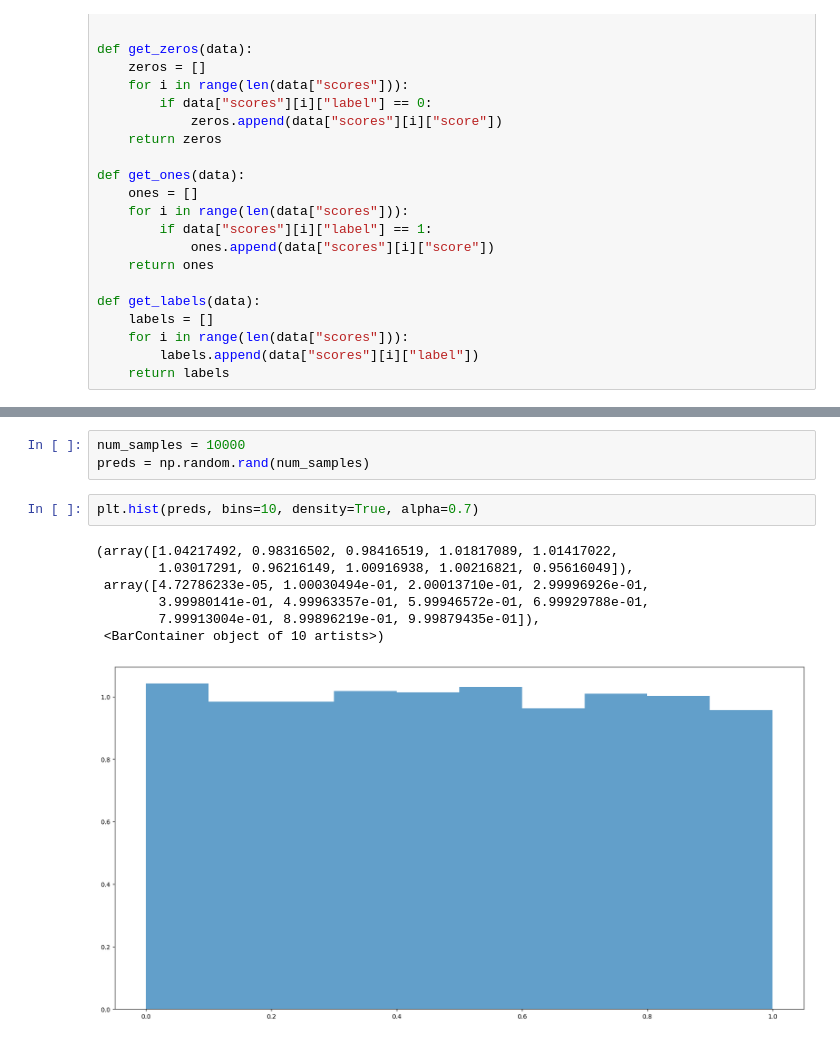
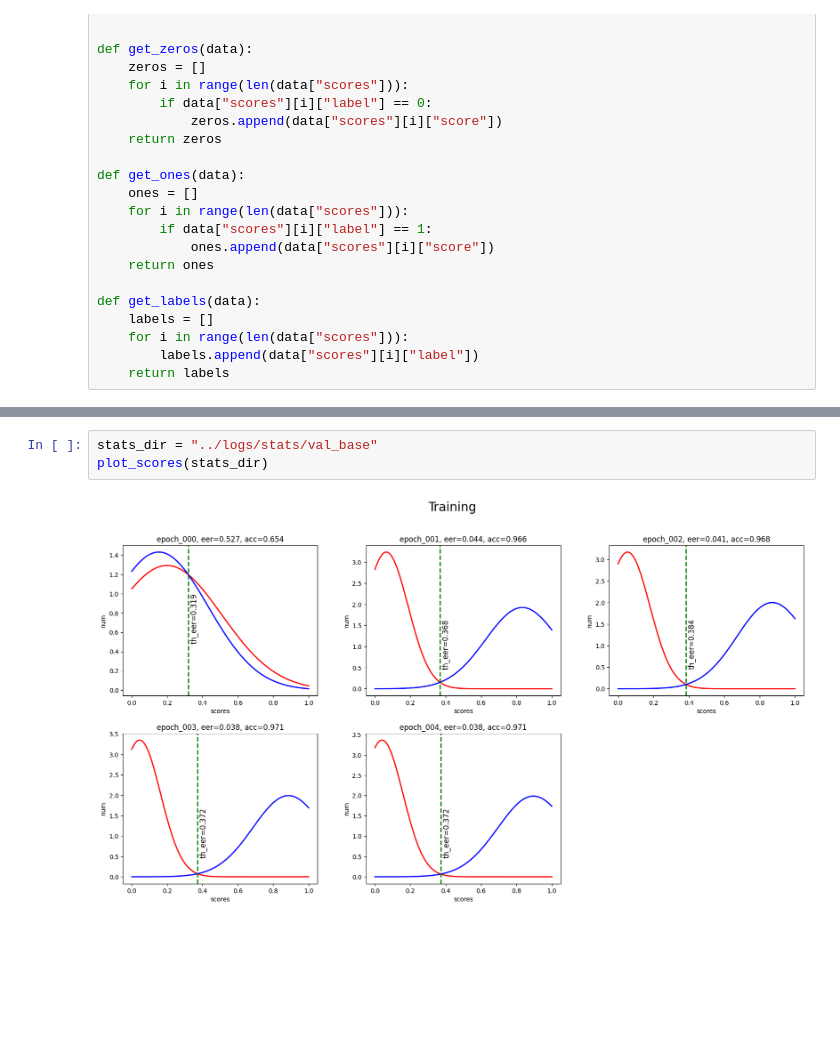
Before and after one commit to ozogxyz/spoof, a Jupyter notebook: notebooks/scores.ipynb, the cells around one changed output, grey strips where cells are left out. Drawn from its saved outputs; the diff is of its cells as text; blank space fills up the shorter version.

Commit message:
test plots

```diff
--- a/notebooks/scores.ipynb
+++ b/notebooks/scores.ipynb
@@ -75,13 +72,5 @@ for i, filename in enumerate(os.listdir(stats_dir)):
-# %%
-num_samples = 10000
-preds = np.random.rand(num_samples)
-# %%
-plt.hist(preds, bins=10, density=True, alpha=0.7)
-# %% [output]
-(array([1.04217492, 0.98316502, 0.98416519, 1.01817089, 1.01417022,
-        1.03017291, 0.96216149, 1.00916938, 1.00216821, 0.95616049]),
- array([4.72786233e-05, 1.00030494e-01, 2.00013710e-01, 2.99996926e-01,
-        3.99980141e-01, 4.99963357e-01, 5.99946572e-01, 6.99929788e-01,
-        7.99913004e-01, 8.99896219e-01, 9.99879435e-01]),
- <BarContainer object of 10 artists>)
-[figure, removed]
+# %%
+stats_dir = "../logs/stats/val_base"
+plot_scores(stats_dir)
+# %% [output]
+[figure, added]
```
Also changed, not shown: parts of 2 cells of this notebook, 1 other file.
